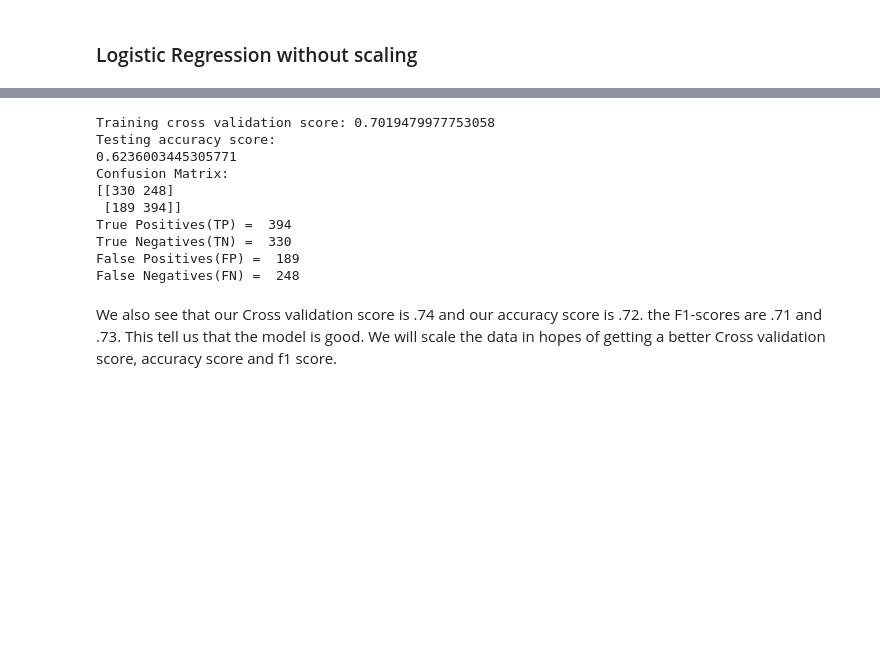
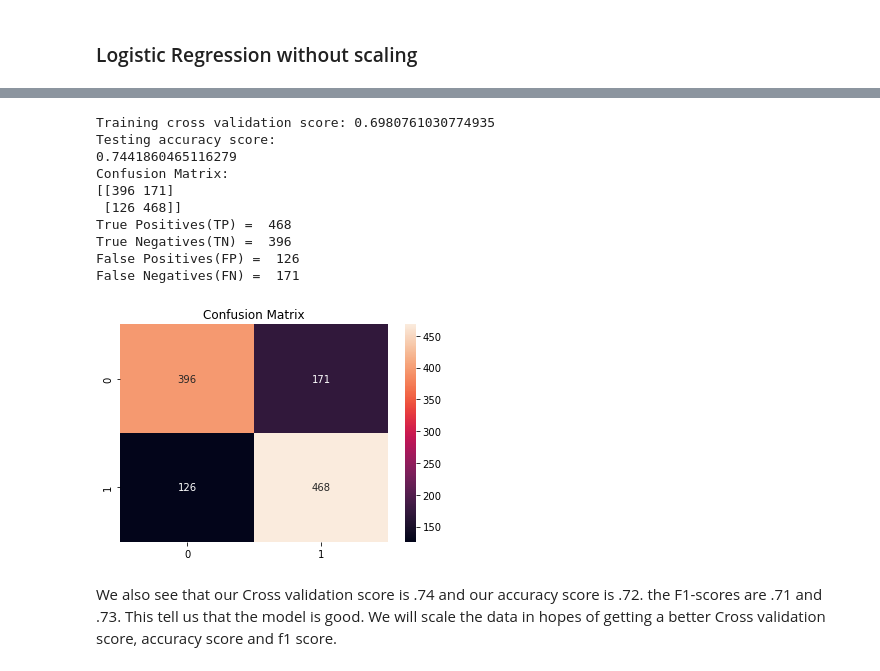
Before and after one commit to IMainHibana/DS1-GroupProject, a Jupyter notebook: DS1P.ipynb, the cells around one changed output, grey strips where cells are left out. Saved outputs shown, nothing was run; the diff lists cells and outputs as text; code cells hidden in the pictures; blank space fills up the shorter version.

```diff
--- a/DS1P.ipynb
+++ b/DS1P.ipynb
@@ -1078,26 +1078,30 @@ weighted avg       0.62      0.62      0.62      1161
 # %%
 #shaz
 print("Training cross validation score:", cross_val_score(logmodel, X_train, y_train, cv=10).mean())
 print("Testing accuracy score:")
 print(accuracy_score(y_test, predictions))
 cm = confusion_matrix(y_test, predictions)
 print('Confusion Matrix:')
 print(confusion_matrix(y_test,predictions))
 print('True Positives(TP) = ', cm[1,1])
 print('True Negatives(TN) = ', cm[0,0])
 print('False Positives(FP) = ', cm[1,0])
 print('False Negatives(FN) = ', cm[0,1])
+sns.heatmap(cm, annot=True, fmt='d').set_title('Confusion Matrix')
+
+plt.show()
 # %% [output]
-Training cross validation score: 0.7019479977753058
+Training cross validation score: 0.6980761030774935
 Testing accuracy score:
-0.6236003445305771
+0.7441860465116279
 Confusion Matrix:
-[[330 248]
- [189 394]]
-True Positives(TP) =  394
-True Negatives(TN) =  330
-False Positives(FP) =  189
-False Negatives(FN) =  248
+[[396 171]
+ [126 468]]
+True Positives(TP) =  468
+True Negatives(TN) =  396
+False Positives(FP) =  126
+False Negatives(FN) =  171
+[figure, added]
 # %% [markdown]
 We also see that our Cross validation score is .74 and our accuracy score is .72. the F1-scores are .71 and .73. This tell us that the model is good. We will scale the data in hopes of getting a better Cross validation score, accuracy score and f1 score.
 # %% [markdown]
```
Also changed, not shown: parts of 7 cells of this notebook.
